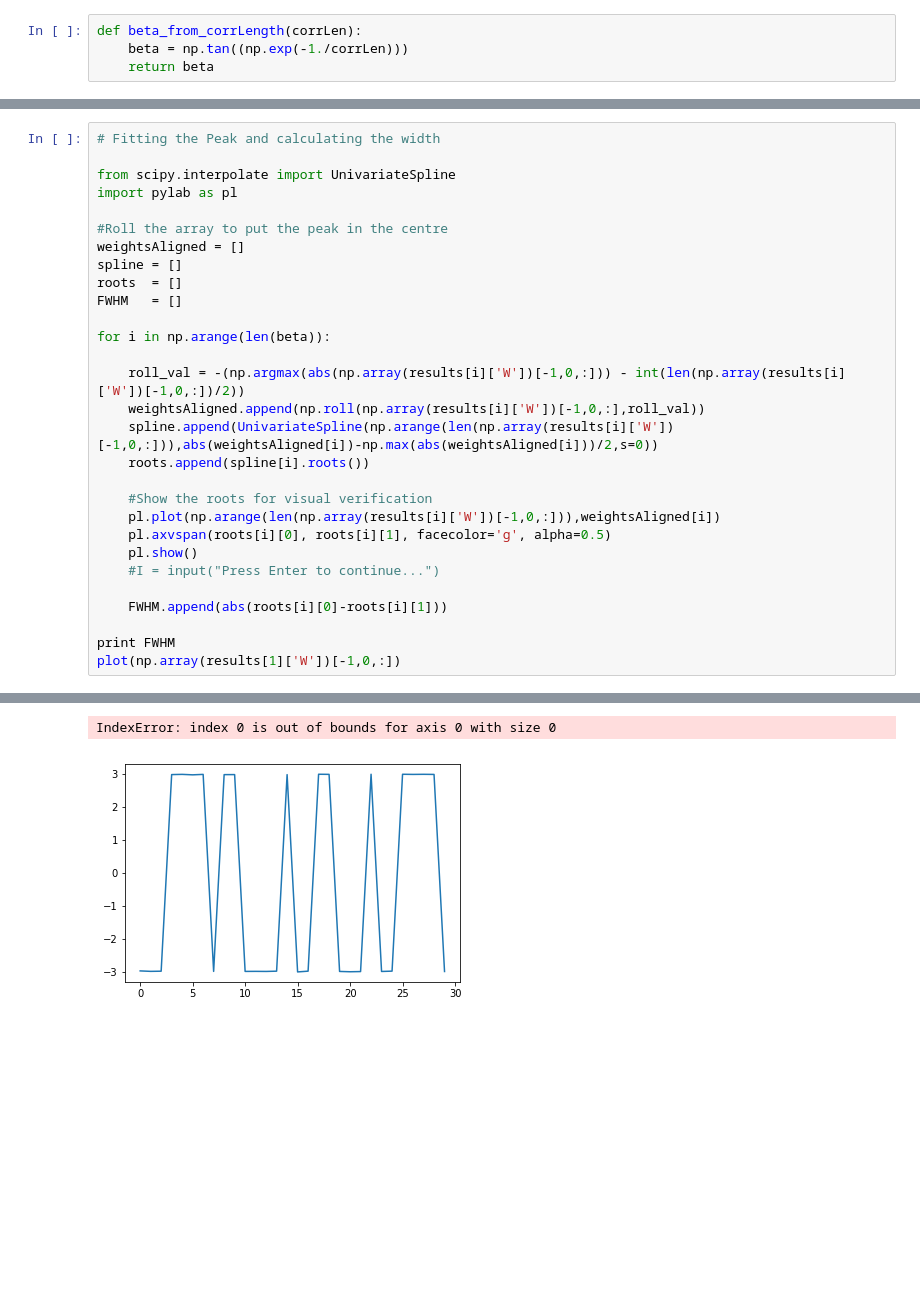
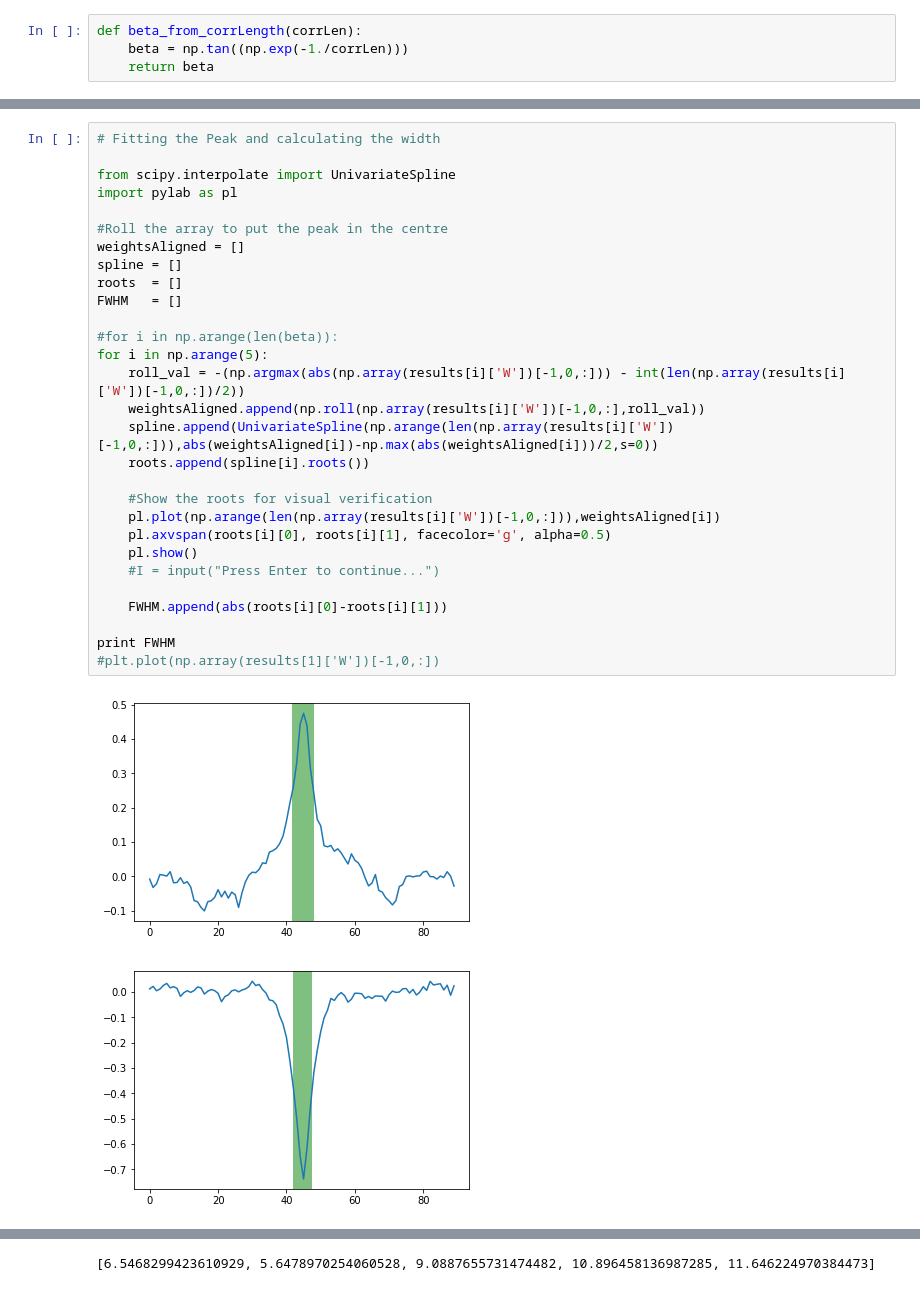
Before and after one commit to btemoshir/learningDynamics, a Jupyter notebook: 2_width_vs_CorrLength.ipynb, the cells around one changed output, grey strips where cells are left out. Drawn from its saved outputs; the diff is of its cells as text; blank space fills up the shorter version.

```diff
--- a/2_width_vs_CorrLength.ipynb
+++ b/2_width_vs_CorrLength.ipynb
@@ -95,30 +103,32 @@ Starting epoch 100
 # %%
 # Fitting the Peak and calculating the width
 
 from scipy.interpolate import UnivariateSpline
 import pylab as pl
 
 #Roll the array to put the peak in the centre
 weightsAligned = []
 spline = []
 roots  = []
 FWHM   = []
 
-for i in np.arange(len(beta)):
-
+#for i in np.arange(len(beta)):
+for i in np.arange(5):
     roll_val = -(np.argmax(abs(np.array(results[i]['W'])[-1,0,:])) - int(len(np.array(results[i]['W'])[-1,0,:])/2))
     weightsAligned.append(np.roll(np.array(results[i]['W'])[-1,0,:],roll_val))
     spline.append(UnivariateSpline(np.arange(len(np.array(results[i]['W'])[-1,0,:])),abs(weightsAligned[i])-np.max(abs(weightsAligned[i]))/2,s=0))
     roots.append(spline[i].roots())
 
     #Show the roots for visual verification
     pl.plot(np.arange(len(np.array(results[i]['W'])[-1,0,:])),weightsAligned[i])
     pl.axvspan(roots[i][0], roots[i][1], facecolor='g', alpha=0.5)
     pl.show()
     #I = input("Press Enter to continue...")
 
     FWHM.append(abs(roots[i][0]-roots[i][1]))
 
 print FWHM
-plot(np.array(results[1]['W'])[-1,0,:])
+#plt.plot(np.array(results[1]['W'])[-1,0,:])
 # %% [output]
+[figure, new version]
+[figure, added]
@@ -125,2 +138 @@ plot(np.array(results[1]['W'])[-1,0,:])
-IndexError: index 0 is out of bounds for axis 0 with size 0
+[6.5468299423610929, 5.6478970254060528, 9.0887655731474482, 10.896458136987285, 11.646224970384473]
-[figure, old version]
```
Also changed, not shown: parts of 8 cells of this notebook, 17 other files.
